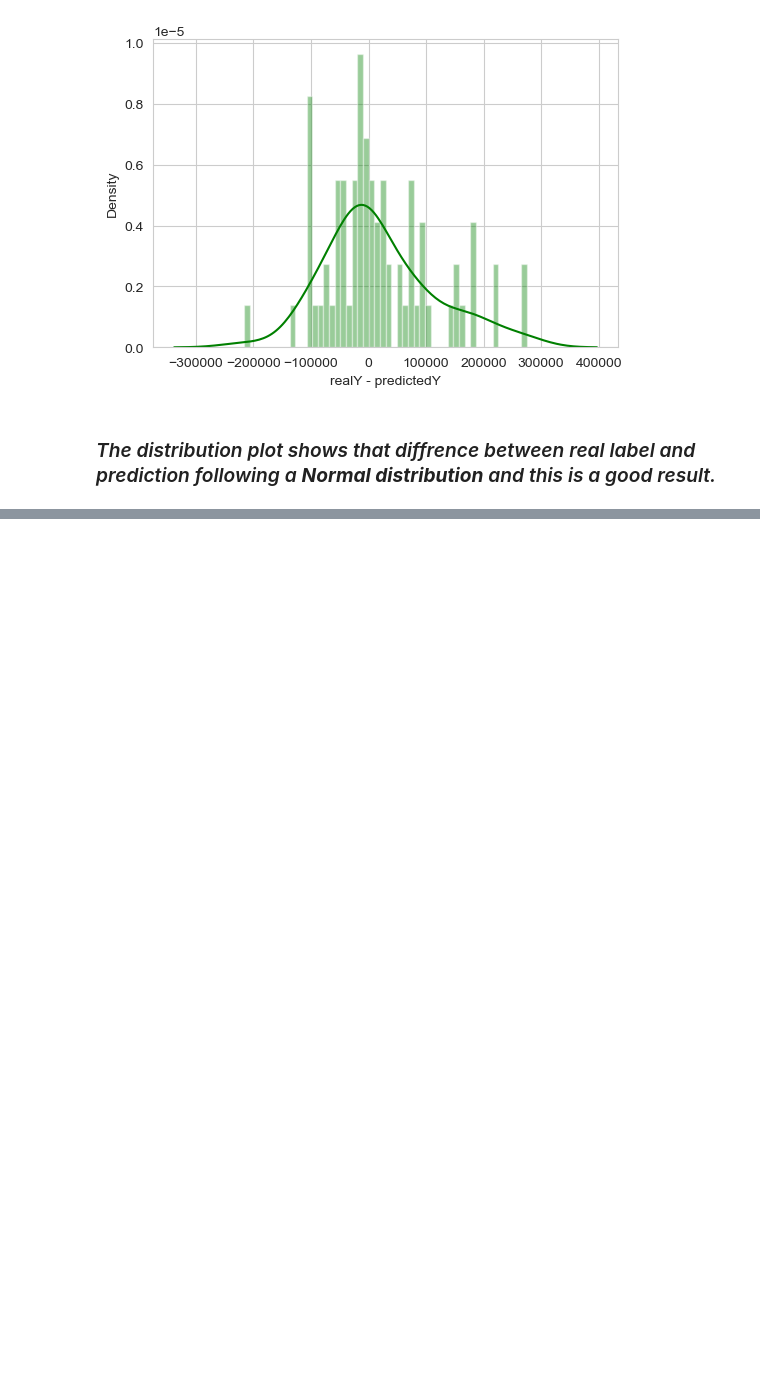
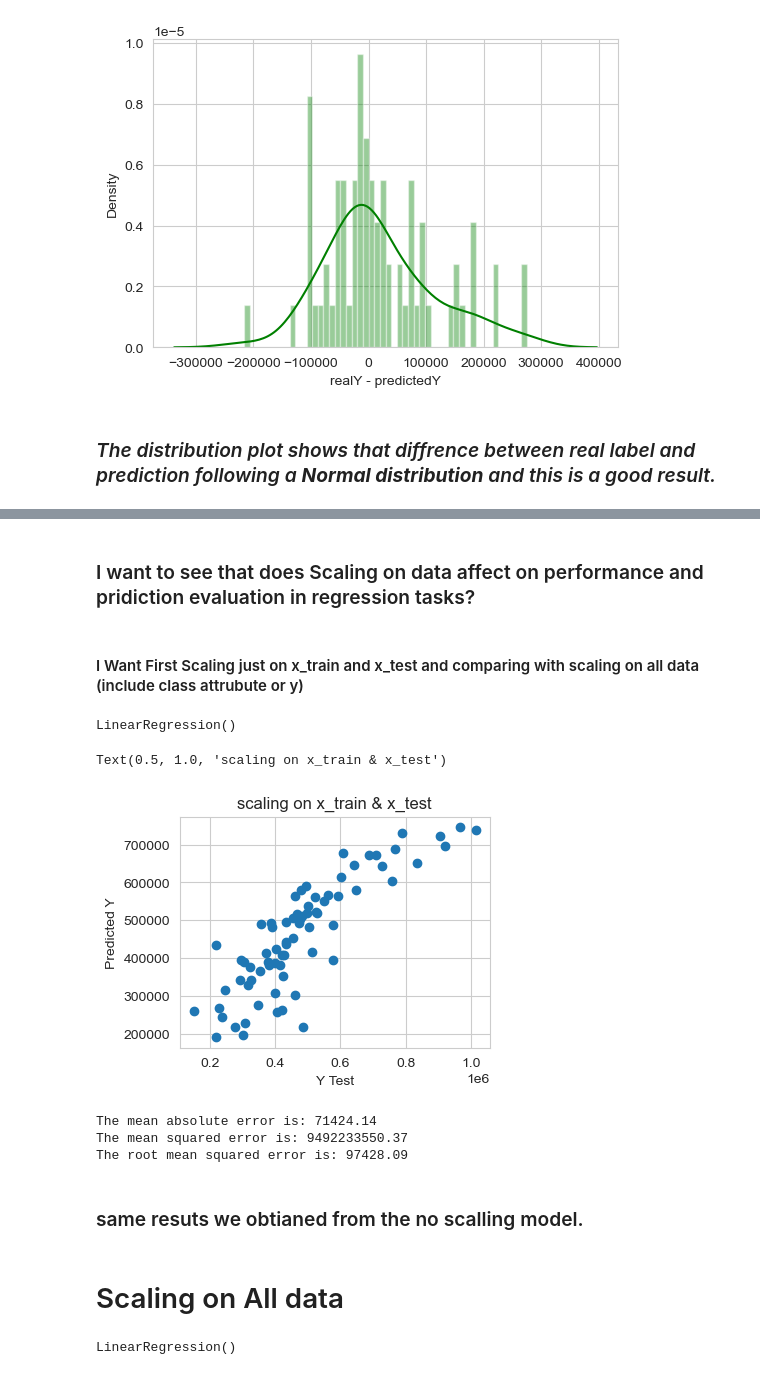
Before and after one commit to hosein-jamshidian/Data_Science_Course, a Jupyter notebook: Linear Regression/Lienar Regression.ipynb, the cells around one changed output, grey strips where cells are left out. Drawn from its saved outputs; the diff is of its cells as text; code cells hidden in the pictures; blank space fills up the shorter version.

```diff
--- a/Linear Regression/Lienar Regression.ipynb
+++ b/Linear Regression/Lienar Regression.ipynb
@@ -10,7 +10,7 @@ sns.set_style('whitegrid')
 # %% [markdown]
 # Get Data
 # %%
-df=pd.read_csv('boston_housing.csv')
+df=pd.read_csv('Data/boston_housing.csv')
 df.shape
 # %% [output]
 (489, 4)
@@ -258,0 +172,4 @@ The root mean squared error is: 0.59
+# %% [markdown]
+### I want to see that does Scaling on data affect on performance and pridiction evaluation in regression tasks?
+# %% [markdown]
+#### I Want First Scaling just on x_train and x_test and comparing with scaling on all data (include class attrubute or y)
@@ -258,0 +183,16 @@ The root mean squared error is: 0.59
+# %%
+lr_on_train=LinearRegression()
+lr_on_train.fit(scaled_x_train,y_train)
+# %% [output]
+LinearRegression()
+# %%
+prediction_scaling_x=lr_on_train.predict(scaled_x_test)
+# %%
+plt.figure(figsize=(4,3))
+plt.scatter(y_test,prediction_scaling_x)
+plt.xlabel('Y Test')
+plt.ylabel('Predicted Y')
+plt.title('scaling on x_train & x_test')
+# %% [output]
+Text(0.5, 1.0, 'scaling on x_train & x_test')
+[figure, added]
@@ -258,0 +205,10 @@ The root mean squared error is: 0.59
+# %%
+print(f"The mean absolute error is: {round(MAE,2)}\nThe mean squared error is: {round(MSE,2)}\nThe root mean squared error is: {round(RMSE,2)}")
+# %% [output]
+The mean absolute error is: 71424.14
+The mean squared error is: 9492233550.37
+The root mean squared error is: 97428.09
+# %% [markdown]
+### same resuts we obtianed from the no scalling model.
+# %% [markdown]
+# Scaling on All data
@@ -258,0 +224,5 @@ The root mean squared error is: 0.59
+# %%
+lr_all=LinearRegression()
+lr_all.fit(x_train,y_train)
+# %% [output]
+LinearRegression()
```
Also changed, not shown: parts of 32 cells of this notebook.
